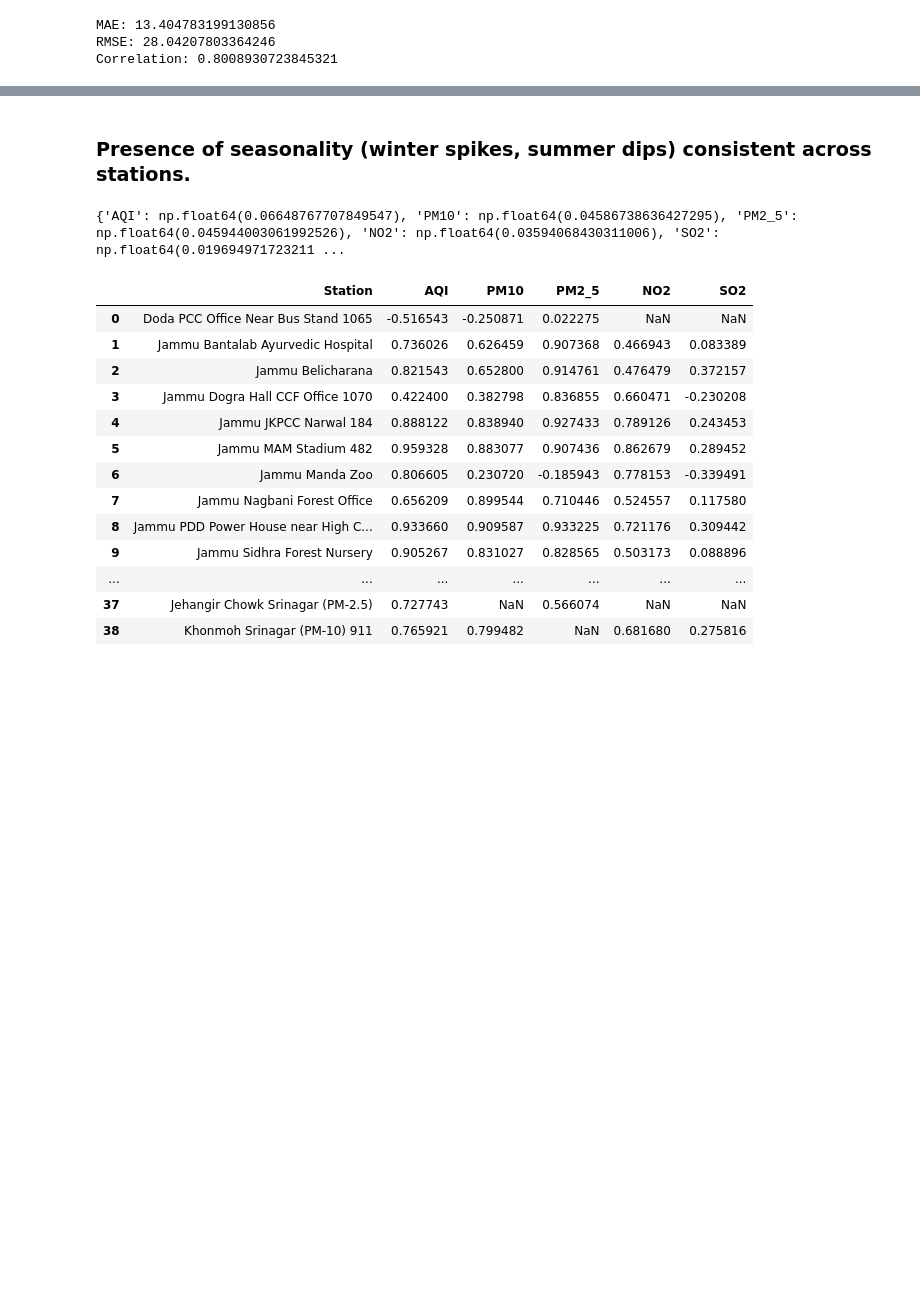
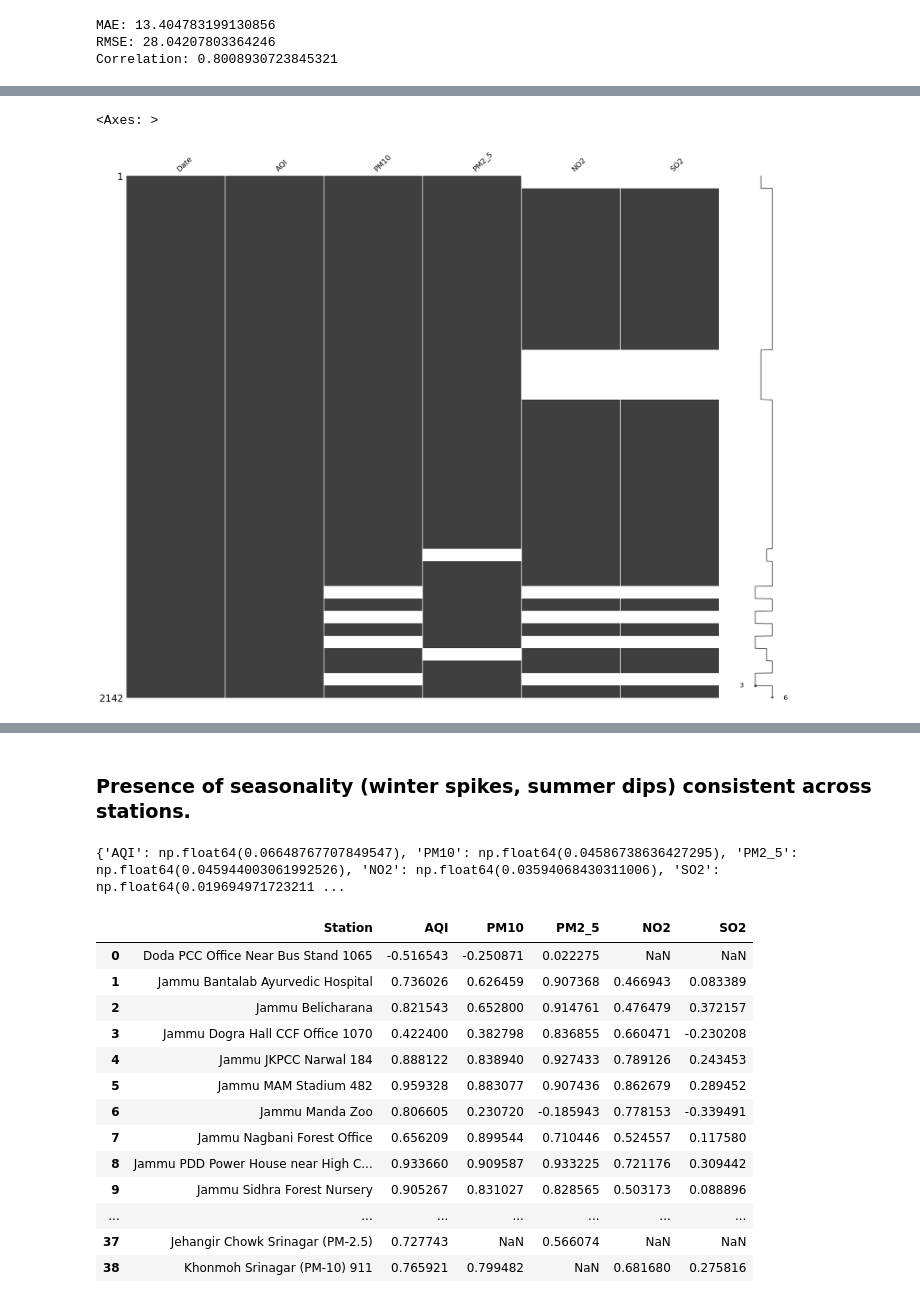
Before and after one commit to mohmmad-akeeb/j-k-pollution-data-analysis, a Jupyter notebook: Untitled.ipynb, the cells around one changed output, grey strips where cells are left out. Cells and saved outputs as stored; diff of their text form; code cells hidden in the pictures; blank space fills up the shorter version.

```diff
--- a/Untitled.ipynb
+++ b/Untitled.ipynb
@@ -566,0 +1253,2 @@ station_eval.to_csv('station_aqi_corr.csv',index=False)
+# %%
+df_5 = model_based_imputation(df_4, POLLUTANTS)
@@ -566,0 +1257,2 @@ station_eval.to_csv('station_aqi_corr.csv',index=False)
+# %%
+df_6 = knn_impute_pollutants(df_5)
@@ -566,0 +1261,2 @@ station_eval.to_csv('station_aqi_corr.csv',index=False)
+# %%
+df_final = impute_aqi(df_6,['PM10','PM2_5','NO2','SO2'])
@@ -566,0 +1354,12 @@ station_eval.to_csv('station_aqi_corr.csv',index=False)
+# %%
+completed_df = combine_air_quality_dfs([
+    impu_df_filtered1_final,
+    impu_df_filtered2_final,
+    impu_df_filtered3_final,
+    df_final]
+)
+# %%
+msno.matrix(completed_df[['Date','AQI','PM10','PM2_5','NO2','SO2']],figsize=(25,20))
+# %% [output]
+<Axes: >
+[figure, added]
```
Also changed, not shown: parts of 67 cells of this notebook, 2 other files.
